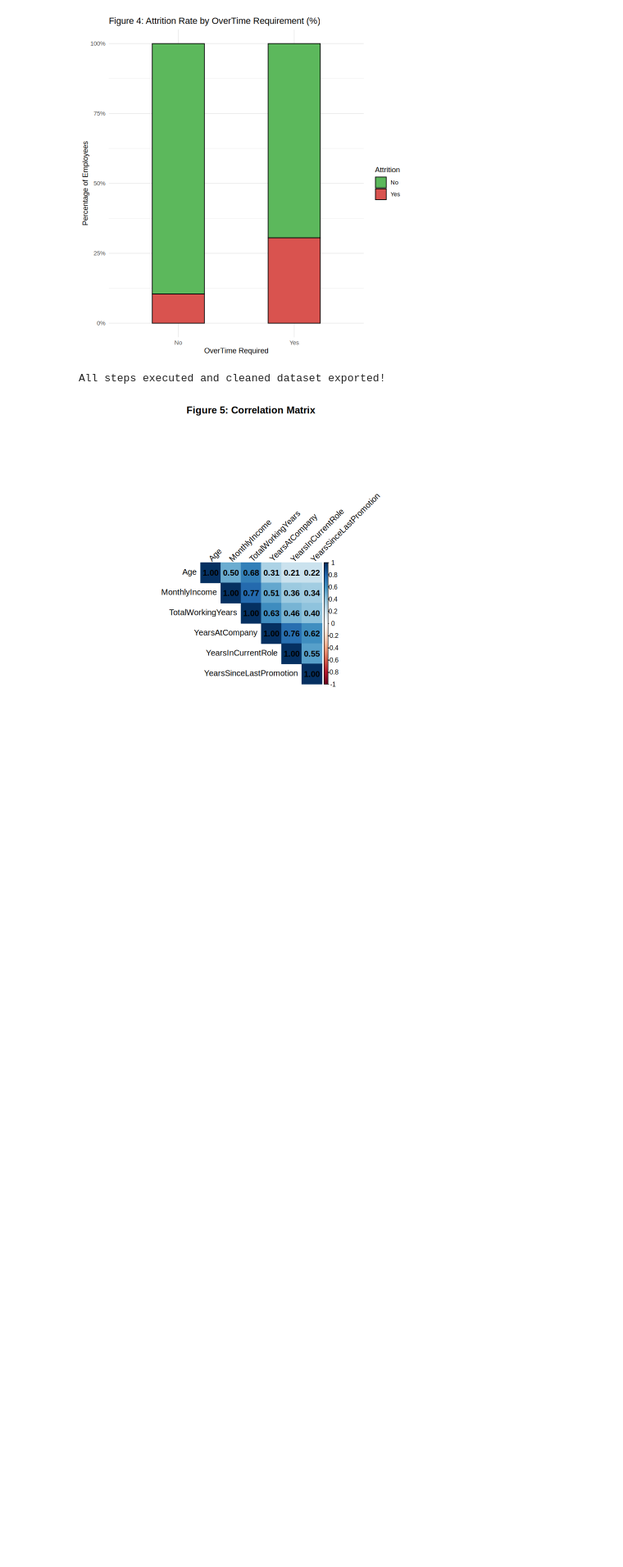
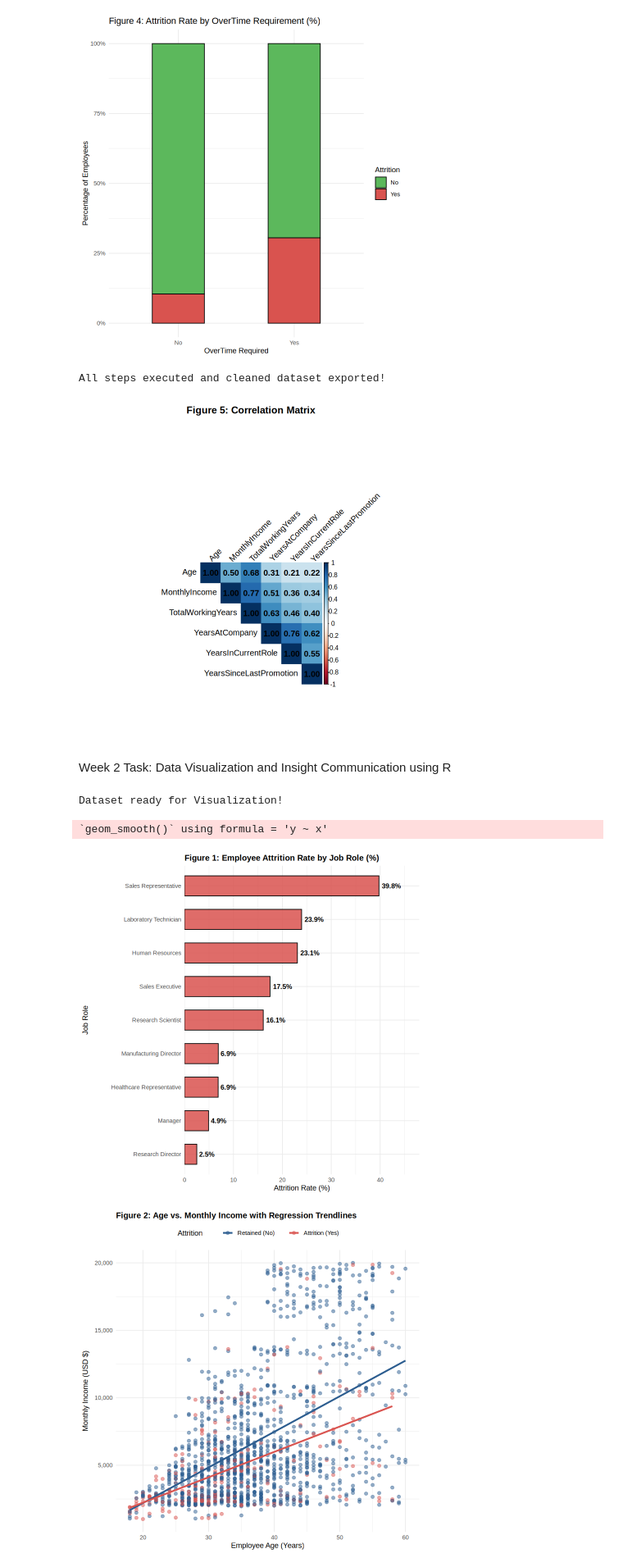
Before and after one commit to palak180706-source/yuva_interm_ibm_project, a Jupyter notebook: python-basics/google-colab-r.ipynb, the cells around one changed output. Shown at 82% size. Cells and saved outputs as stored; diff of their text form; code cells hidden in the pictures; blank space fills up the shorter version.

```diff
--- a/python-basics/google-colab-r.ipynb
+++ b/python-basics/google-colab-r.ipynb
@@ -240,3 +242,59 @@ cat("All steps executed and cleaned dataset exported!\n")
 [figure]
 All steps executed and cleaned dataset exported!
 [figure]
+# %% [markdown]
+Week 2 Task: Data Visualization and Insight Communication using R
+# %%
+# Step 1: Libraries load karein aur IBM HR dataset read krre
+library(tidyverse)
+library(ggplot2)
+library(scales)
+library(gridExtra)
+
+url <- "https://raw.githubusercontent.com/pplonski/datasets-for-start/master/employee_attrition/HR-Employee-Attrition-All.csv"
+hr_df <- read.csv(url, stringsAsFactors = FALSE)
+
+hr_df$Attrition <- as.factor(hr_df$Attrition)
+hr_df$JobRole <- as.factor(hr_df$JobRole)
+hr_df$Department <- as.factor(hr_df$Department)
+hr_df$EducationField <- as.factor(hr_df$EducationField)
+cat("Dataset ready for Visualization!\n")
+# %% [output]
+Dataset ready for Visualization!
+# %%
+# --- VISUALIZATION 1: HORIZONTAL BAR CHART (Attrition by Job Role) ---
+role_data <- hr_df %>%
+  group_by(JobRole) %>%
+  summarise(
+    Total = n(),
+    Attrition_Rate = mean(Attrition == "Yes") * 100
+  ) %>%
+  arrange(Attrition_Rate)
+
+p1 <- ggplot(role_data, aes(x = reorder(JobRole, Attrition_Rate), y = Attrition_Rate)) +
+  geom_bar(stat = "identity", fill = "#d9534f", color = "black", width = 0.6, alpha = 0.85) +
+  geom_text(aes(label = paste0(round(Attrition_Rate, 1), "%")), hjust = -0.15, fontface = "bold", size = 3.5) +
+  coord_flip() +
+  scale_y_continuous(limits = c(0, 48), expand = c(0, 0)) +
+  labs(title = "Figure 1: Employee Attrition Rate by Job Role (%)",
+       x = "Job Role", y = "Attrition Rate (%)") +
+  theme_minimal(base_size = 11) +
+  theme(plot.title = element_text(face = "bold", size = 12))
+print(p1)
+
+# --- VISUALIZATION 2: SCATTER PLOT WITH REGRESSION TRENDLINES (Age vs Income) ---
+p2 <- ggplot(hr_df, aes(x = Age, y = MonthlyIncome, color = Attrition)) +
+  geom_point(alpha = 0.5, size = 2) +
+  geom_smooth(method = "lm", se = FALSE, linewidth = 1.2) +
+  scale_color_manual(values = c("No" = "#2b5c8f", "Yes" = "#d9534f"),
+                     labels = c("Retained (No)", "Attrition (Yes)")) +
+  scale_y_continuous(labels = comma) +
+  labs(title = "Figure 2: Age vs. Monthly Income with Regression Trendlines",
+       x = "Employee Age (Years)", y = "Monthly Income (USD $)") +
+  theme_minimal(base_size = 11) +
+  theme(plot.title = element_text(face = "bold", size = 12), legend.position = "top")
+print(p2)
+# %% [output]
+`geom_smooth()` using formula = 'y ~ x'
+[figure, added]
+[figure, added]
```
Also changed, not shown: parts of 3 cells of this notebook.
